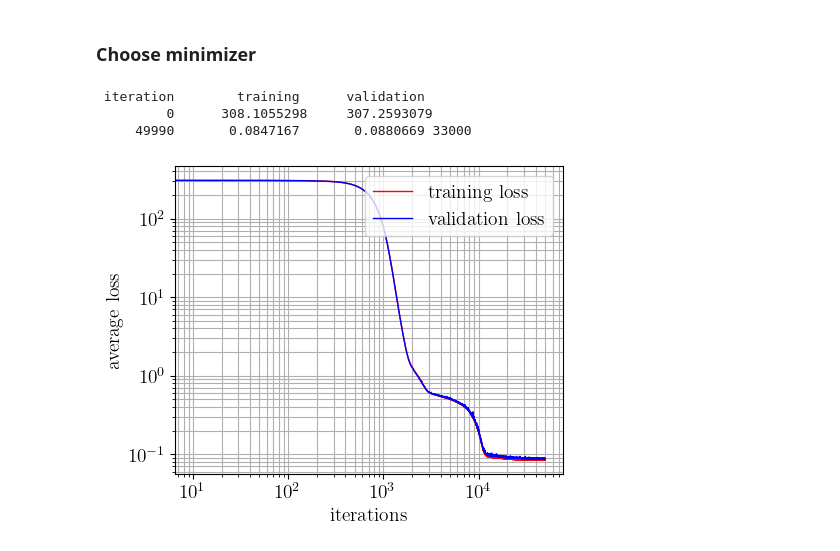
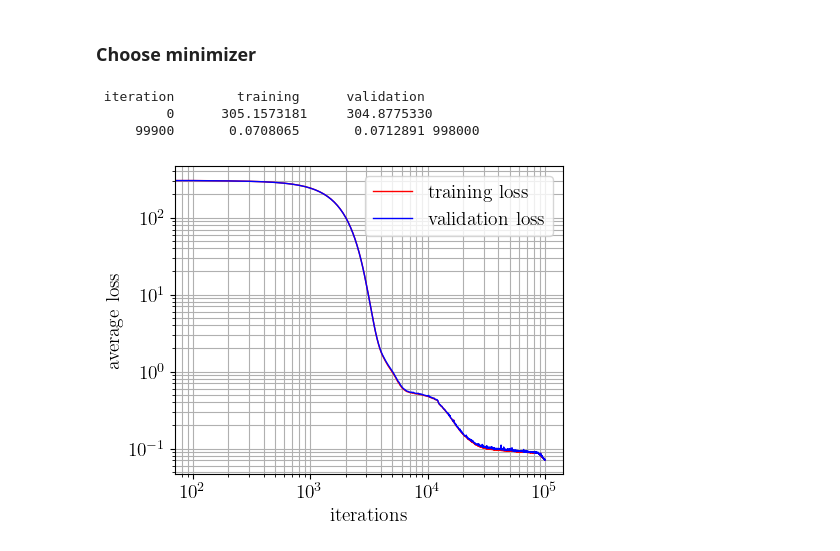
Before and after one commit to hbprosper/Terascale, a Jupyter notebook: 04_AE/sdss_ae.ipynb, the cells around one changed output. Saved outputs shown, nothing was run; the diff lists cells and outputs as text; code cells hidden in the pictures.

```diff
--- a/04_AE/sdss_ae.ipynb
+++ b/04_AE/sdss_ae.ipynb
@@ -258,12 +260,12 @@ gradient. The stochasticity thereby introduced increases the probability that th
 # Note: there are several average loss functions available
 # in PyTorch, such as nn.CrossEntropyLoss(), but it's useful
 # to know how to create your own.
-def averageQuadraticLoss(f, t):
+def average_quadratic_loss(f, t):
     # f and t must be of the same shape
     losses = (f - t)**2
     return torch.mean(losses)
 
-def getRandomBatch(x, t, batch_size, n=None):
+def get_random_batch(x, t, batch_size, n=None):
     indices = np.random.choice(len(x), batch_size)
     return x[indices], t[indices]
 
@@ -284,7 +286,7 @@ def numberOfParameters(model):
 # %%
 def plotLatentSpace(bag,
                     xbins=100, xmin=0.0, xmax=1.0,
-                    ymin=0.0, ymax=500.0,
+                    ymin=0.0, ymax=800.0,
                     ftsize=14, fps=5):
 
     fig, ax = plt.subplots(figsize=(5, 4))
@@ -295,8 +297,10 @@ def plotLatentSpace(bag,
     ax.set_ylim([ymin, ymax])
 
     # ii: iteration number
-    # x : latent space coordinates (in this example, x lies in [0,1])
-    # s : object selectors (objects classified as galaxies and quasars)
+    # x : latent space coordinates
+    #     (in this example, x lies in [0,1])
+    # s : object selectors (objects classified
+    #     as galaxies and quasars)
     # l : labels (for the two classes)
     # c : colors (for the two classes)
     ii     = bag.ii
@@ -307,7 +311,9 @@ def plotLatentSpace(bag,
 
     if bag.makegif:
         if bag.ii == 0:
-            bag.writer = im.get_writer('autoencoder_anim.gif', mode='I', fps=fps)
+            bag.writer = im.get_writer('sdss_anim.gif',
+                                       mode='I',
+                                       fps=fps)
 
     # histogram latent space points for class 1 (galaxies)
     ax.hist(x[s1], bins=xbins, range=(xmin, xmax),
@@ -322,7 +328,7 @@ def plotLatentSpace(bag,
     if bag.makegif:
         ax.text(0.05, 100, f'iterations: {ii:6d}')
 
-        filename = 'f%7.7d.png' % ii
+        filename = '%f7.7d.png' % ii
         plt.savefig(filename)
 
         bag.writer.append_data(im.imread(filename))
@@ -545,9 +545,9 @@ learning_rate = 1.e-4
 optimizer     = torch.optim.Adam(model.parameters(),
                                  lr=learning_rate)
 
-average_loss  = averageQuadraticLoss
+average_loss  = average_quadratic_loss
 
-step          = 10
+step          = 100
 losses        = ([], [], [])
 
 class Bag:
@@ -558,21 +558,21 @@ bag.labels = ['galaxies', 'quasars']
 bag.colors = ['blue', 'red']
 bag.makegif= True
 # %%
-niterations= 50000
+niterations= 100000
 batch_size = 64      # sample over which to compute average loss
 
-losses, best_model = trainModel(bag,
-                                 model, optimizer, average_loss,
-                                 getRandomBatch,
-                                 train_x, train_t,
-                                 valid_x, valid_t,
-                                 valid_galaxies, valid_quasars,
-                                 batch_size, niterations,
-                                 losses, step)
+losses = trainModel(bag,
+                    model, optimizer, average_loss,
+                    get_random_batch,
+                    train_x, train_t,
+                    valid_x, valid_t,
+                    valid_galaxies, valid_quasars,
+                    batch_size, niterations,
+                    losses, step)
 
 plotAverageLosses(losses)
 # %% [output]
  iteration        training      validation
-         0      308.1055298     307.2593079
-     49990       0.0847167       0.0880669 33000
+         0      305.1573181     304.8775330
+     99900       0.0708065       0.0712891 998000
-[figure, old version]
+[figure, new version]
```
Also changed, not shown: parts of 11 cells of this notebook, 2 other files.
